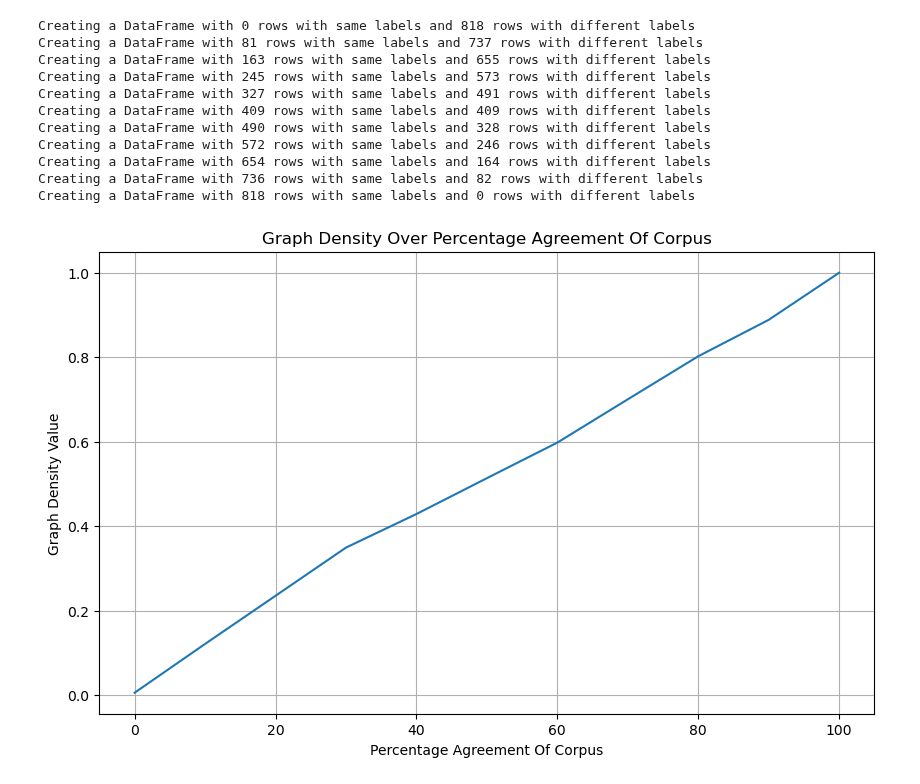
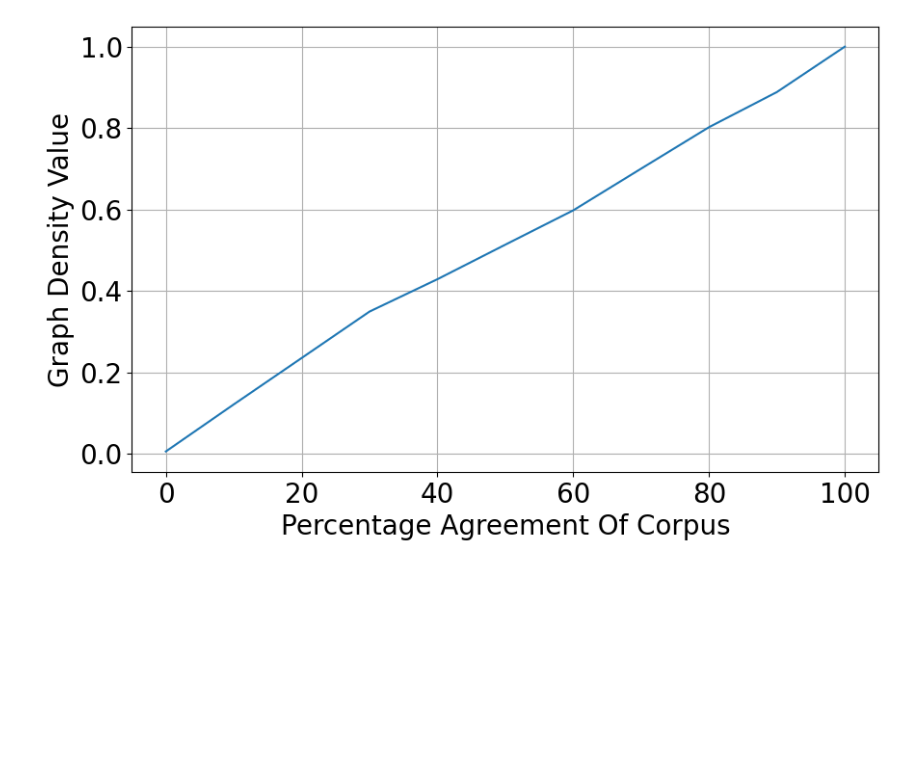
Before and after one commit to Daniel889911/GENG5511-Research-Project, a Jupyter notebook: graph_density_test/graph_density.ipynb, the cells around one changed output. Saved outputs shown, nothing was run; the diff lists cells and outputs as text; code cells hidden in the pictures; blank space fills up the shorter version.

```diff
--- a/graph_density_test/graph_density.ipynb
+++ b/graph_density_test/graph_density.ipynb
@@ -28,19 +28,21 @@ def calculate_percentage_same_0_to_1(overall_table):
         graph_density = Label_Metrics.custom_graph_density(agreement_graph)
         percentage_data[percentage_same*100] = graph_density
     return percentage_data
+# %%
+coefficients_0_to_1 = {0.0: 0.0053285968028419185,
+ 10.0: 0.12091254752851711,
+ 20.0: 0.2348993288590604,
+ 30.0: 0.3490427098674521,
+ 40.0: 0.42857142857142855,
+ 50.0: 0.5134529147982063,
+ 60.0: 0.5977443609022557,
+ 70.0: 0.700228832951945,
+ 80.0: 0.8021638330757341,
+ 90.0: 0.8884615384615384,
+ 100.0: 1.0}
 # %%
-coefficients_0_to_1 = calculate_percentage_same_0_to_1(overall_table)
-gr.plot_density_agreement(coefficients_0_to_1, title='Graph Density Over Percentage Agreement Of Corpus', x_axis_title='Percentage Agreement Of Corpus', y_axis_title='Graph Density Value')
+# coefficients_0_to_1 = calculate_percentage_same_0_to_1(overall_table)
+import graphs as gr
+gr.plot_density_agreement(coefficients_0_to_1, title='', x_axis_title='Percentage Agreement Of Corpus', y_axis_title='Graph Density Value')
 # %% [output]
-Creating a DataFrame with 0 rows with same labels and 818 rows with different labels
-Creating a DataFrame with 81 rows with same labels and 737 rows with different labels
-Creating a DataFrame with 163 rows with same labels and 655 rows with different labels
-Creating a DataFrame with 245 rows with same labels and 573 rows with different labels
-Creating a DataFrame with 327 rows with same labels and 491 rows with different labels
-Creating a DataFrame with 409 rows with same labels and 409 rows with different labels
-Creating a DataFrame with 490 rows with same labels and 328 rows with different labels
-Creating a DataFrame with 572 rows with same labels and 246 rows with different labels
-Creating a DataFrame with 654 rows with same labels and 164 rows with different labels
-Creating a DataFrame with 736 rows with same labels and 82 rows with different labels
-Creating a DataFrame with 818 rows with same labels and 0 rows with different labels
-[figure, old version]
+[figure, new version]
```
Also changed, not shown: parts of 1 cell of this notebook, 24 other files.
